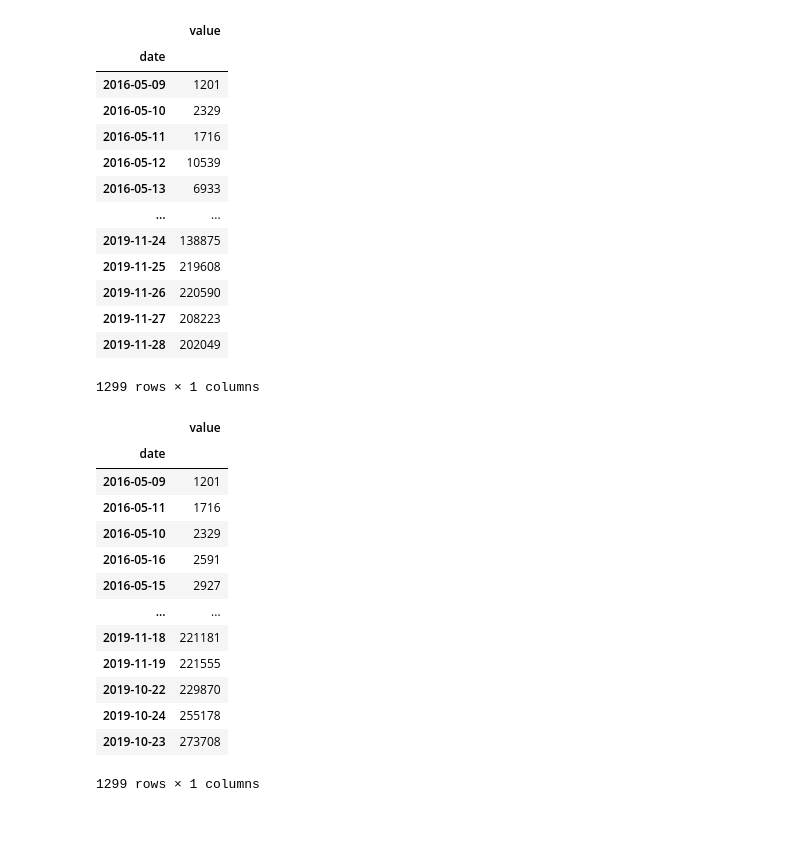
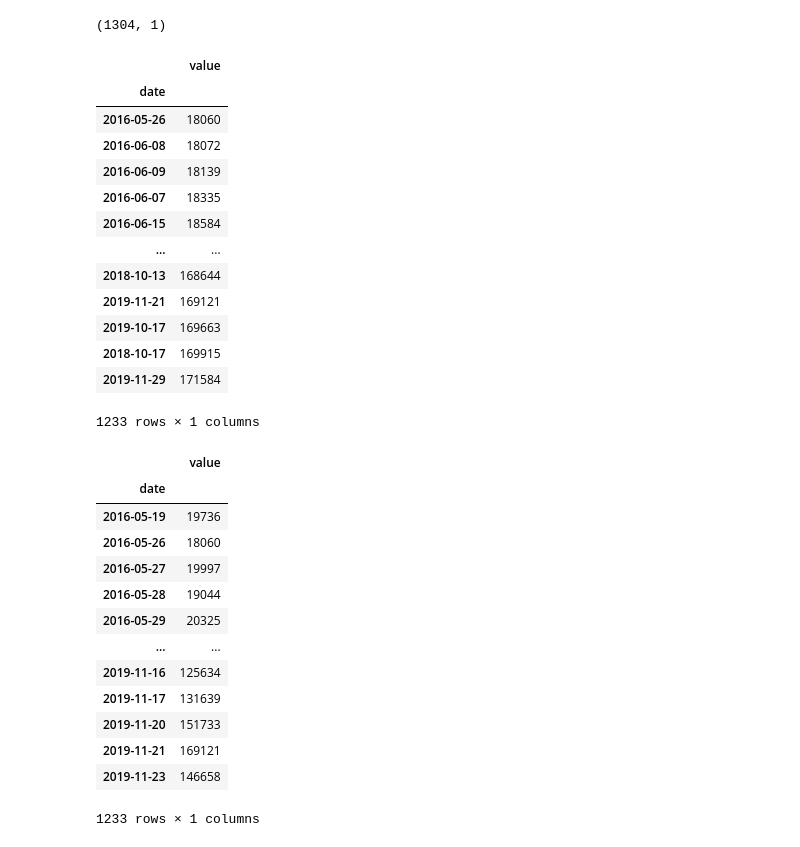
Before and after one commit to Tusharcoder18/Time-Series-Visualizer, a Jupyter notebook: tsv.ipynb, the cells around one changed output. Drawn from its saved outputs; the diff is of its cells as text; code cells hidden in the pictures.

```diff
--- a/tsv.ipynb
+++ b/tsv.ipynb
@@ -6,2 +8,2 @@ import seaborn as sns
 # %%
-df = pd.read_csv('fcc-forum-pageviews.csv', index_col='date')
+df = pd.read_csv('fcc-forum-pageviews.csv', index_col='date', parse_dates=True)
@@ -8,17 +14,26 @@ df = pd.read_csv('fcc-forum-pageviews.csv', index_col='date')
+# %%
+df = df.sort_values(by='value')
+# %%
+df.shape
+# %% [output]
+(1304, 1)
+# %%
+shape = df.shape[0]
+df = df.iloc[round(shape * 0.025) : round(shape * 0.975)]
 # %%
 df.head(-5)
 # %% [output]
 |  | value |
 | date |  |
-| 2016-05-09 | 1201 |
-| 2016-05-10 | 2329 |
-| 2016-05-11 | 1716 |
-| 2016-05-12 | 10539 |
-| 2016-05-13 | 6933 |
+| 2016-05-26 | 18060 |
+| 2016-06-08 | 18072 |
+| 2016-06-09 | 18139 |
+| 2016-06-07 | 18335 |
+| 2016-06-15 | 18584 |
 | ... | ... |
-| 2019-11-24 | 138875 |
-| 2019-11-25 | 219608 |
-| 2019-11-26 | 220590 |
-| 2019-11-27 | 208223 |
-| 2019-11-28 | 202049 |
+| 2018-10-13 | 168644 |
+| 2019-11-21 | 169121 |
+| 2019-10-17 | 169663 |
+| 2018-10-17 | 169915 |
+| 2019-11-29 | 171584 |
-1299 rows × 1 columns
+1233 rows × 1 columns
@@ -27,17 +40,19 @@ df_sorted = df.sort_values(by='value')
+# %%
+df = df.sort_index()
 # %%
-df_sorted.head(-5)
+df.head(-5)
 # %% [output]
 |  | value |
 | date |  |
-| 2016-05-09 | 1201 |
-| 2016-05-11 | 1716 |
-| 2016-05-10 | 2329 |
-| 2016-05-16 | 2591 |
-| 2016-05-15 | 2927 |
+| 2016-05-19 | 19736 |
+| 2016-05-26 | 18060 |
+| 2016-05-27 | 19997 |
+| 2016-05-28 | 19044 |
+| 2016-05-29 | 20325 |
 | ... | ... |
-| 2019-11-18 | 221181 |
-| 2019-11-19 | 221555 |
-| 2019-10-22 | 229870 |
-| 2019-10-24 | 255178 |
-| 2019-10-23 | 273708 |
+| 2019-11-16 | 125634 |
+| 2019-11-17 | 131639 |
+| 2019-11-20 | 151733 |
+| 2019-11-21 | 169121 |
+| 2019-11-23 | 146658 |
-1299 rows × 1 columns
+1233 rows × 1 columns
```
Also changed, not shown: parts of 35 cells of this notebook, 4 other files.
